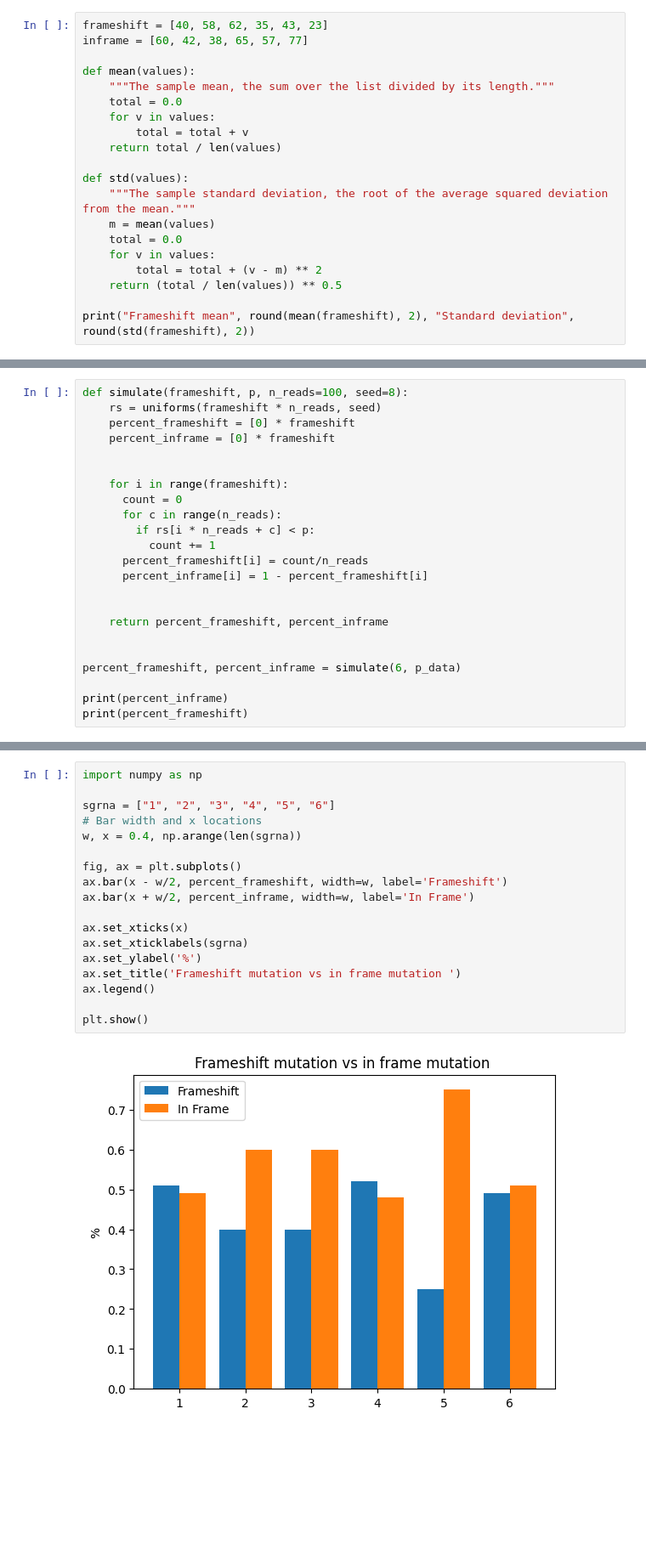
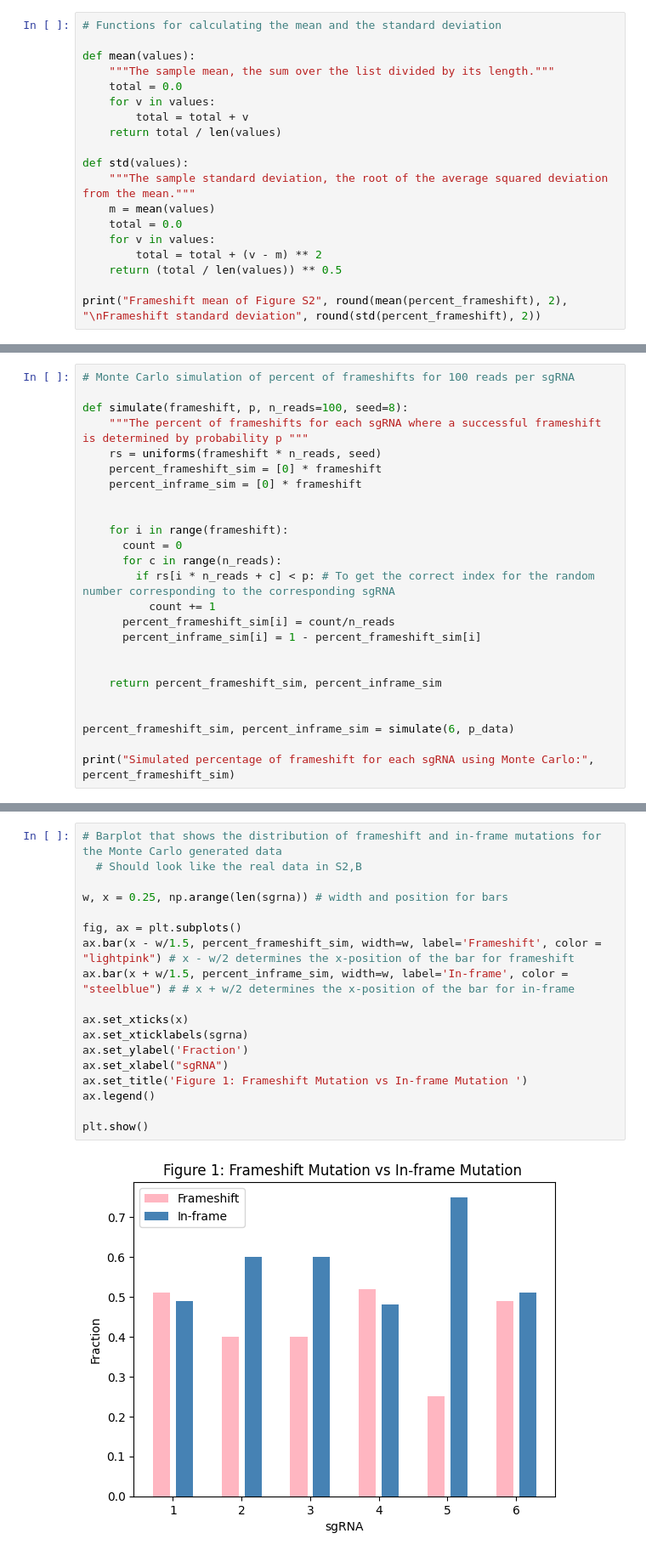
Before and after one commit to Clara3786/Project-Genome-Scale-CRISPR-Cas9-Knockout-Screening-in-Human-Cells, a Jupyter notebook: Project.ipynb, the cells around one changed output, grey strips where cells are left out. Shown at 85% size. Drawn from its saved outputs; the diff is of its cells as text; blank space fills up the shorter version.

```diff
--- a/Project.ipynb
+++ b/Project.ipynb
@@ -47,6 +98,5 @@ import matplotlib.pyplot as plt
 # %%
-frameshift = [40, 58, 62, 35, 43, 23]
-inframe = [60, 42, 38, 65, 57, 77]
+# Functions for calculating the mean and the standard deviation
 
 def mean(values):
     """The sample mean, the sum over the list divided by its length."""
@@ -63,5 +113,5 @@ def std(values):
         total = total + (v - m) ** 2
     return (total / len(values)) ** 0.5
 
-print("Frameshift mean", round(mean(frameshift), 2), "Standard deviation", round(std(frameshift), 2))
+print("Frameshift mean of Figure S2", round(mean(percent_frameshift), 2), "\nFrameshift standard deviation", round(std(percent_frameshift), 2))
 # %% [output]
@@ -99,24 +144,26 @@ def position_of_min(values):
 # %%
+# Monte Carlo simulation of percent of frameshifts for 100 reads per sgRNA
+
 def simulate(frameshift, p, n_reads=100, seed=8):
+    """The percent of frameshifts for each sgRNA where a successful frameshift is determined by probability p """
     rs = uniforms(frameshift * n_reads, seed)
-    percent_frameshift = [0] * frameshift
-    percent_inframe = [0] * frameshift
+    percent_frameshift_sim = [0] * frameshift
+    percent_inframe_sim = [0] * frameshift
 
 
     for i in range(frameshift):
       count = 0
       for c in range(n_reads):
-        if rs[i * n_reads + c] < p:
+        if rs[i * n_reads + c] < p: # To get the correct index for the random number corresponding to the corresponding sgRNA
           count += 1
-      percent_frameshift[i] = count/n_reads
-      percent_inframe[i] = 1 - percent_frameshift[i]
+      percent_frameshift_sim[i] = count/n_reads
+      percent_inframe_sim[i] = 1 - percent_frameshift_sim[i]
 
 
-    return percent_frameshift, percent_inframe
+    return percent_frameshift_sim, percent_inframe_sim
 
 
-percent_frameshift, percent_inframe = simulate(6, p_data)
+percent_frameshift_sim, percent_inframe_sim = simulate(6, p_data)
 
-print(percent_inframe)
-print(percent_frameshift)
+print("Simulated percentage of frameshift for each sgRNA using Monte Carlo:", percent_frameshift_sim)
 # %% [output]
@@ -125,21 +171,21 @@ print(percent_frameshift)
 # %%
-import numpy as np
+# Barplot that shows the distribution of frameshift and in-frame mutations for the Monte Carlo generated data
+  # Should look like the real data in S2,B
 
-sgrna = ["1", "2", "3", "4", "5", "6"]
-# Bar width and x locations
-w, x = 0.4, np.arange(len(sgrna))
+w, x = 0.25, np.arange(len(sgrna)) # width and position for bars
 
 fig, ax = plt.subplots()
-ax.bar(x - w/2, percent_frameshift, width=w, label='Frameshift')
-ax.bar(x + w/2, percent_inframe, width=w, label='In Frame')
+ax.bar(x - w/1.5, percent_frameshift_sim, width=w, label='Frameshift', color = "lightpink") # x - w/2 determines the x-position of the bar for frameshift
+ax.bar(x + w/1.5, percent_inframe_sim, width=w, label='In-frame', color = "steelblue") # # x + w/2 determines the x-position of the bar for in-frame
 
 ax.set_xticks(x)
 ax.set_xticklabels(sgrna)
-ax.set_ylabel('%')
-ax.set_title('Frameshift mutation vs in frame mutation ')
+ax.set_ylabel('Fraction')
+ax.set_xlabel("sgRNA")
+ax.set_title('Figure 1: Frameshift Mutation vs In-frame Mutation ')
 ax.legend()
 
 plt.show()
 # %% [output]
-[figure, old version]
+[figure, new version]
 # %%
```
Also changed, not shown: parts of 18 cells of this notebook.
